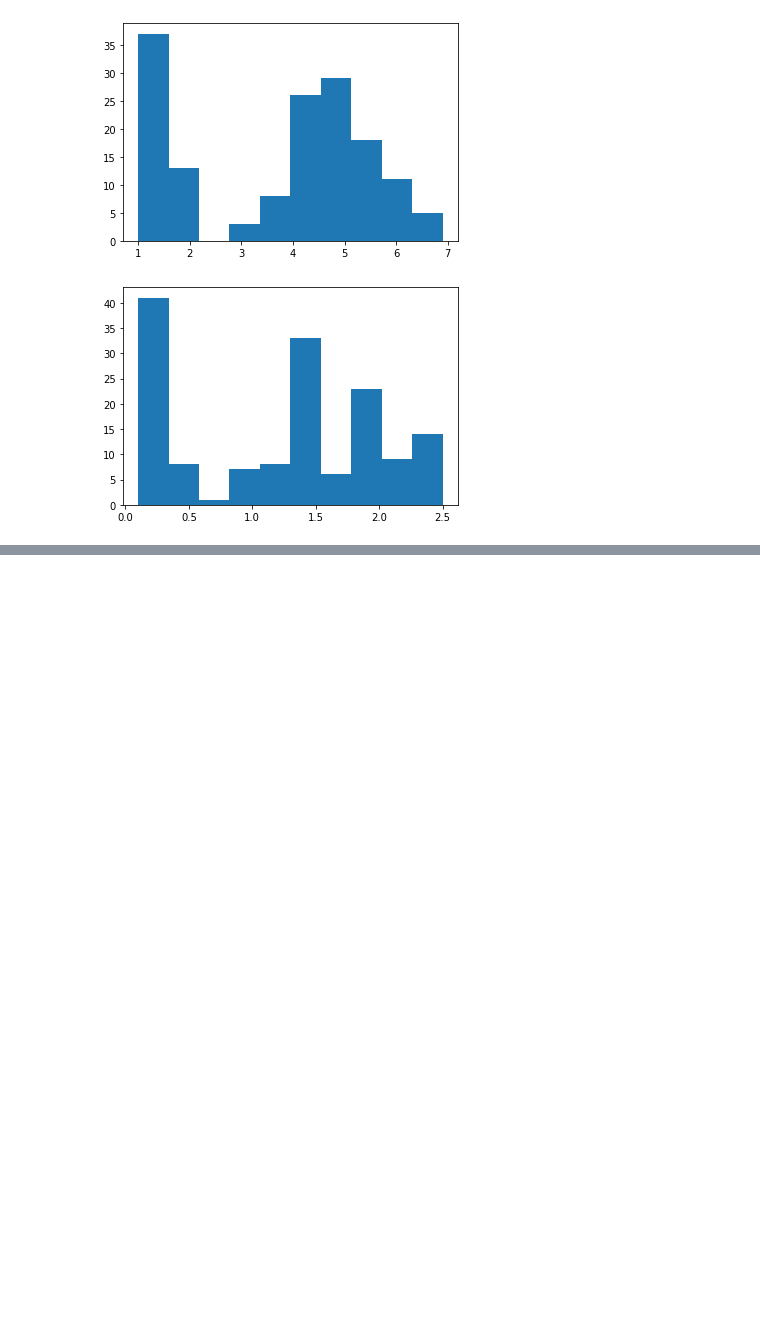
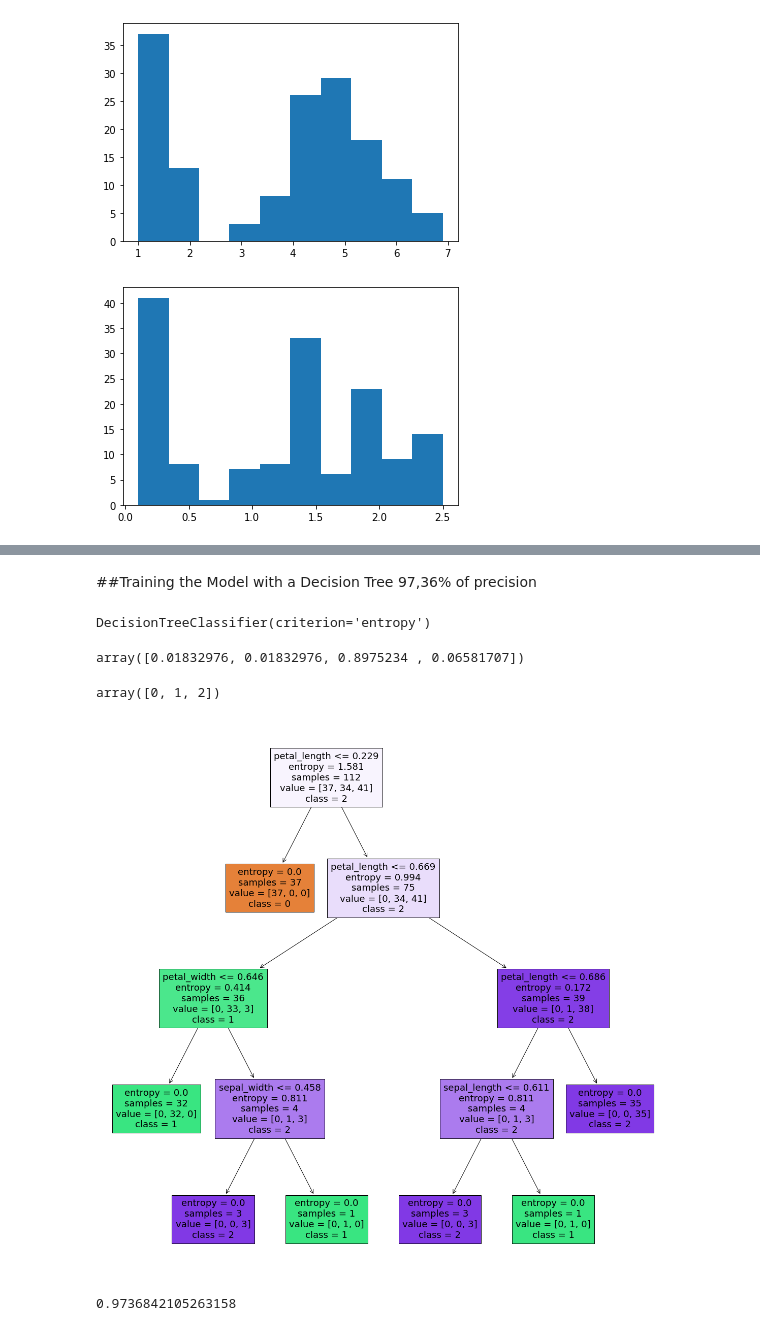
Before and after one commit to KennedyMelo/DecisionTreeClassifier, a Jupyter notebook: DecisionTree_in_Iris.ipynb, the cells around one changed output, grey strips where cells are left out. Drawn from its saved outputs; the diff is of its cells as text; code cells hidden in the pictures; blank space fills up the shorter version.

```diff
--- a/DecisionTree_in_Iris.ipynb
+++ b/DecisionTree_in_Iris.ipynb
@@ -96,0 +199,4 @@ grafico.show();
+# %%
+from sklearn.preprocessing import LabelEncoder
+Y_Iris = LabelEncoder().fit_transform(Y_Iris)
+Y_Iris
@@ -96,0 +213,4 @@ grafico.show();
+# %%
+from sklearn.preprocessing import MinMaxScaler
+X_Iris =  MinMaxScaler().fit_transform(X_Iris)
+X_Iris
@@ -96,0 +237,3 @@ grafico.show();
+# %%
+from sklearn.model_selection import train_test_split
+X_Iris_treinamento, X_Iris_teste, Y_Iris_treinamento, Y_Iris_teste = train_test_split(X_Iris, Y_Iris, test_size = 0.25, random_state = 0)
@@ -96,0 +254,24 @@ grafico.show();
+# %% [markdown]
+##Training the Model with a Decision Tree 97,36% of precision
+# %%
+from sklearn.tree import DecisionTreeClassifier
+arvore_Iris = DecisionTreeClassifier(criterion='entropy')
+arvore_Iris.fit(X_Iris_treinamento, Y_Iris_treinamento)
+# %% [output]
+DecisionTreeClassifier(criterion='entropy')
+# %%
+arvore_Iris.feature_importances_
+# %% [output]
+array([0.01832976, 0.01832976, 0.8975234 , 0.06581707])
+# %%
+arvore_Iris.classes_
+# %% [output]
+array([0, 1, 2])
+# %%
+from sklearn import  tree
+previsores = ['sepal_length', 'sepal_width', 'petal_length', 'petal_width']
+fig, axes = plt.subplots(nrows = 1,ncols = 1,figsize = (20,20))
+#figura, eixos = plt.subplots(nrows=1, ncols=1, figsize=(10,10)).make
+tree.plot_tree(arvore_Iris, feature_names=previsores, class_names = ['0','1','2'], filled=True);
+# %% [output]
+[figure, added]
@@ -96,0 +280,5 @@ grafico.show();
+# %%
+from sklearn.metrics import accuracy_score, classification_report
+accuracy_score(Y_Iris_teste, previsoes_Iris)
+# %% [output]
+0.9736842105263158
```
Also changed, not shown: parts of 40 cells of this notebook.
